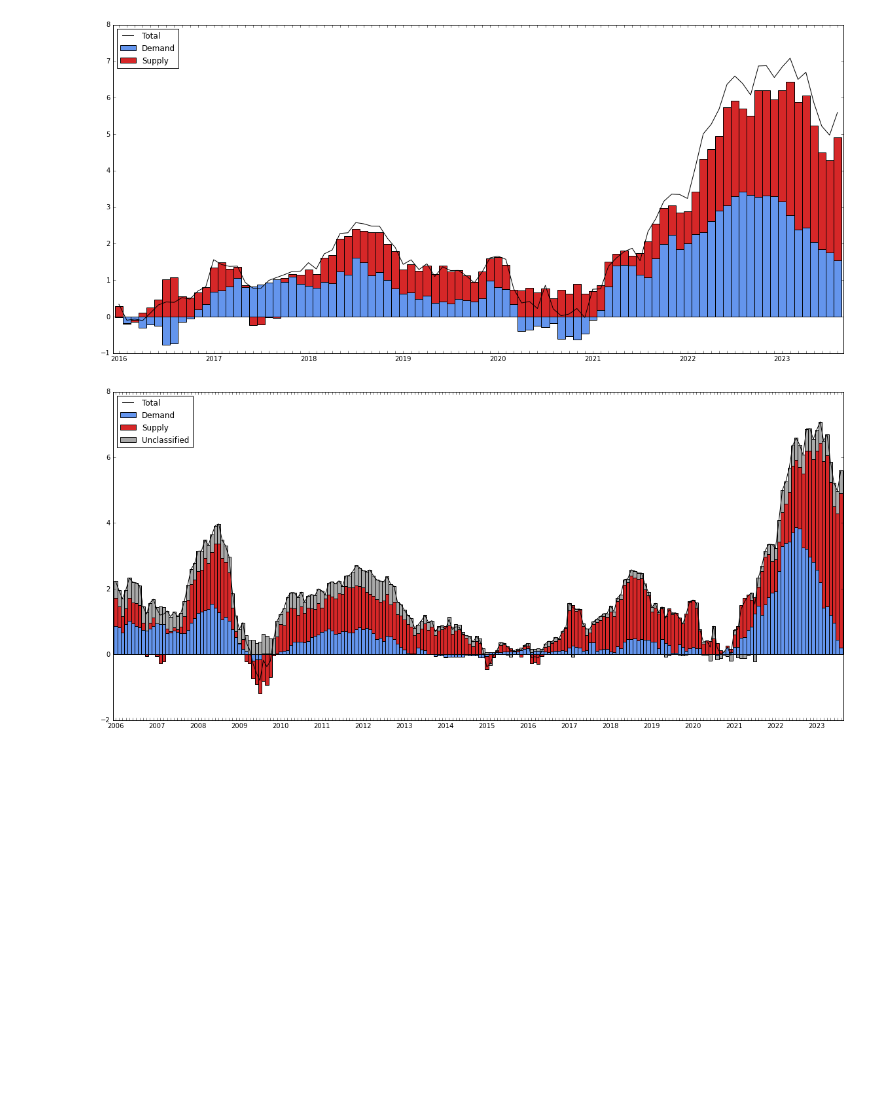
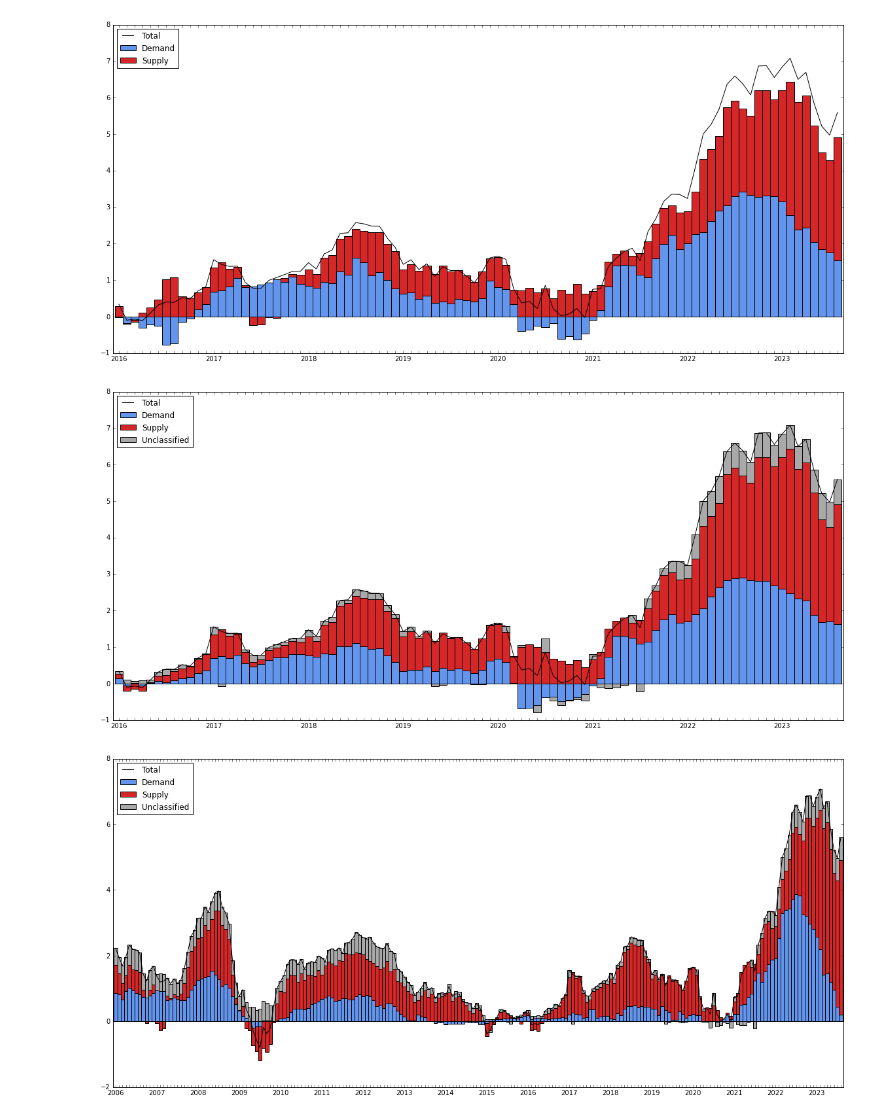
Before and after one commit to pierld/SVAR3A, a Jupyter notebook: main/Documentation.ipynb, the cells around one changed output. Saved outputs shown, nothing was run; the diff lists cells and outputs as text; code cells hidden in the pictures; blank space fills up the shorter version.

```diff
--- a/main/Documentation.ipynb
+++ b/main/Documentation.ipynb
@@ -441,6 +443,13 @@ matplotlib.rcParams['figure.figsize'] = [20, 9]
 cpi_meta.plot_stack(df=cpi_meta.shapiro_aic,unclassified=False,year=2015)
 # %% [output]
 [figure]
+# %%
+# With the Shapiro classification to visualize the robust methods, set robust=x with x in ["j1","j2","j3","param"]
+# Also change df to take the shapiro_aic with robust methods > shapiro_aic_r
+matplotlib.rcParams['figure.figsize'] = [20, 9]
+cpi_meta.plot_stack(df=cpi_meta.shapiro_aic_r,robust="param",unclassified=True,year=2015)
+# %% [output]
+[figure, added]
 # %%
 matplotlib.rcParams['figure.figsize'] = [20, 9]
 cpi_meta.plot_stack(df=cpi_meta.sheremirov,method="sheremirov",year=2005)
```
Also changed, not shown: parts of 5 cells of this notebook, 18 other files.
